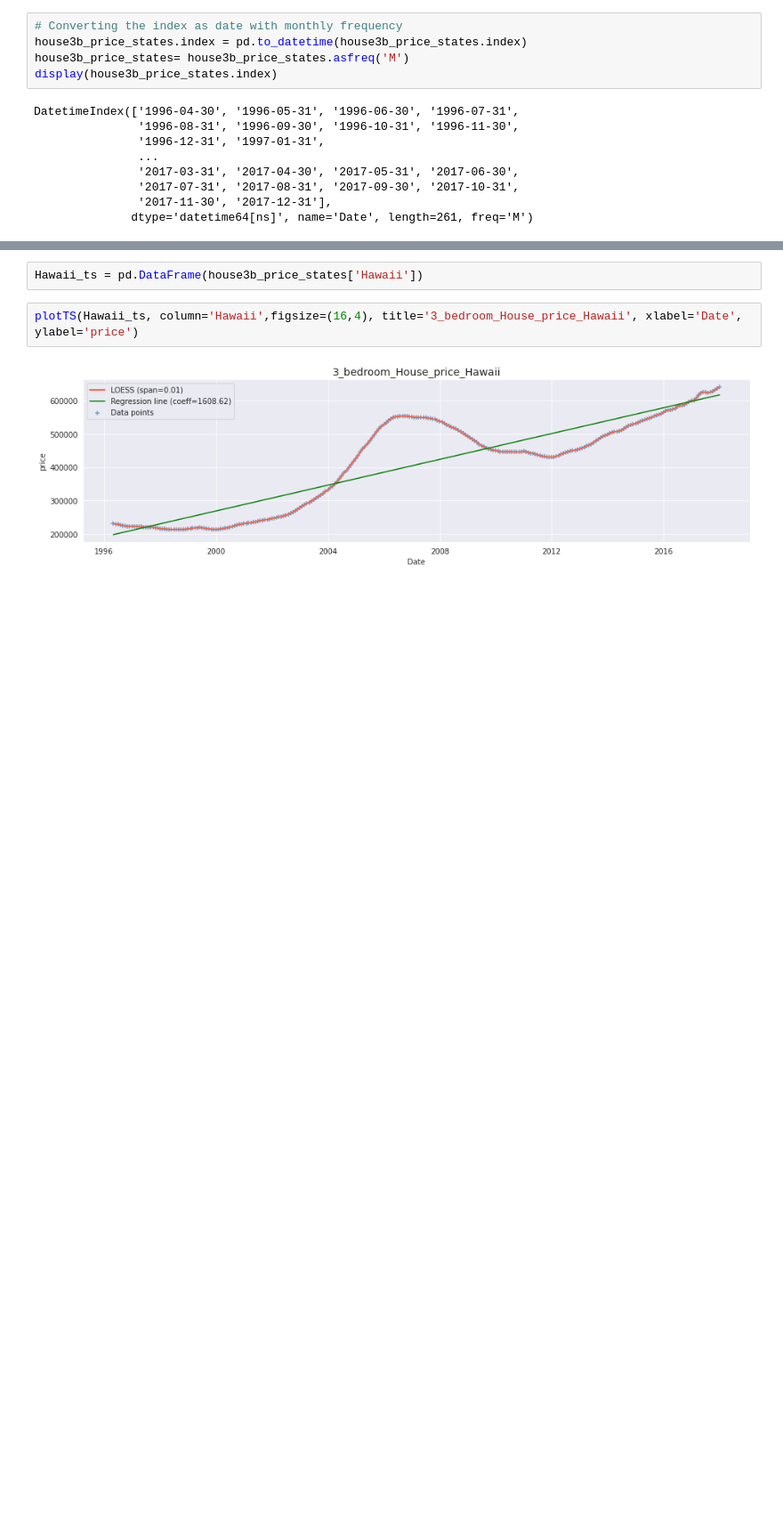
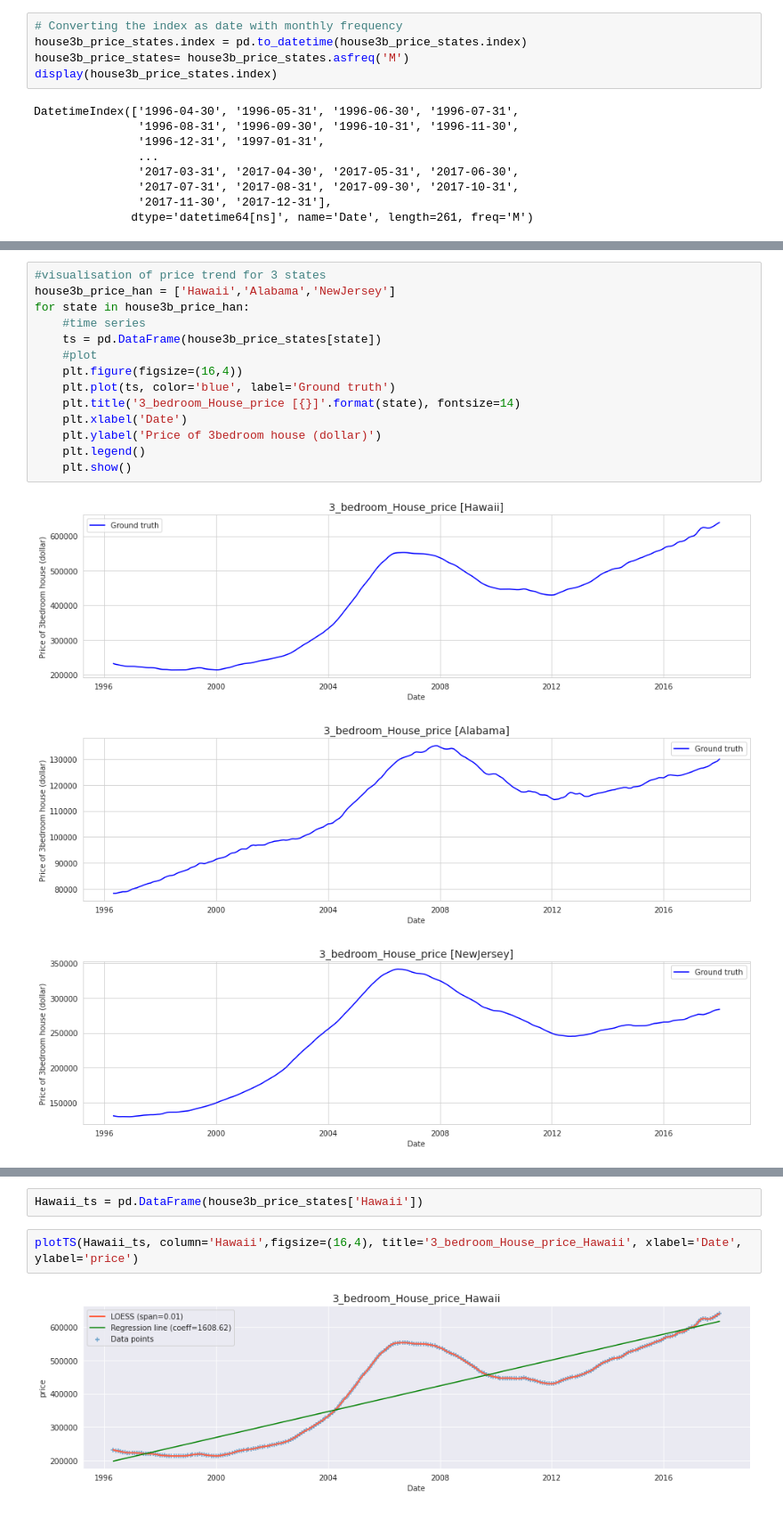
Before and after one commit to MaliheDahmardeh/state-house-price-analysis-SM, a Jupyter notebook: state-house-price-analysis.ipynb, the cells around one changed output, grey strips where cells are left out. Shown at 89% size. Cells and saved outputs as stored; diff of their text form; blank space fills up the shorter version.

```diff
--- a/state-house-price-analysis.ipynb
+++ b/state-house-price-analysis.ipynb
@@ -938,3 +949,21 @@ display(round(descriptive_stat,2))
 | Virginia | 261.0 | 174874.71 | 44298.78 | 100300.0 | 129100.0 | 189800.0 | 208300.0 | 238700.0 | 138400.0 | 79200.0 | ... |
 | Washington | 261.0 | 227821.84 | 55649.39 | 135800.0 | 178900.0 | 227500.0 | 272300.0 | 347600.0 | 211800.0 | 93400.0 | ... |
 | Wisconsin | 261.0 | 142852.49 | 17512.67 | 101900.0 | 135800.0 | 144500.0 | 156100.0 | 169600.0 | 67700.0 | 20300.0 | ... |
+# %%
+#visualisation of price trend for 3 states
+house3b_price_han = ['Hawaii','Alabama','NewJersey']
+for state in house3b_price_han:
+    #time series
+    ts = pd.DataFrame(house3b_price_states[state])
+    #plot
+    plt.figure(figsize=(16,4))
+    plt.plot(ts, color='blue', label='Ground truth')
+    plt.title('3_bedroom_House_price [{}]'.format(state), fontsize=14)
+    plt.xlabel('Date')
+    plt.ylabel('Price of 3bedroom house (dollar)')
+    plt.legend()
+    plt.show()
+# %% [output]
+[figure, added]
+[figure, added]
+[figure, added]
```
Also changed, not shown: parts of 54 cells of this notebook.
